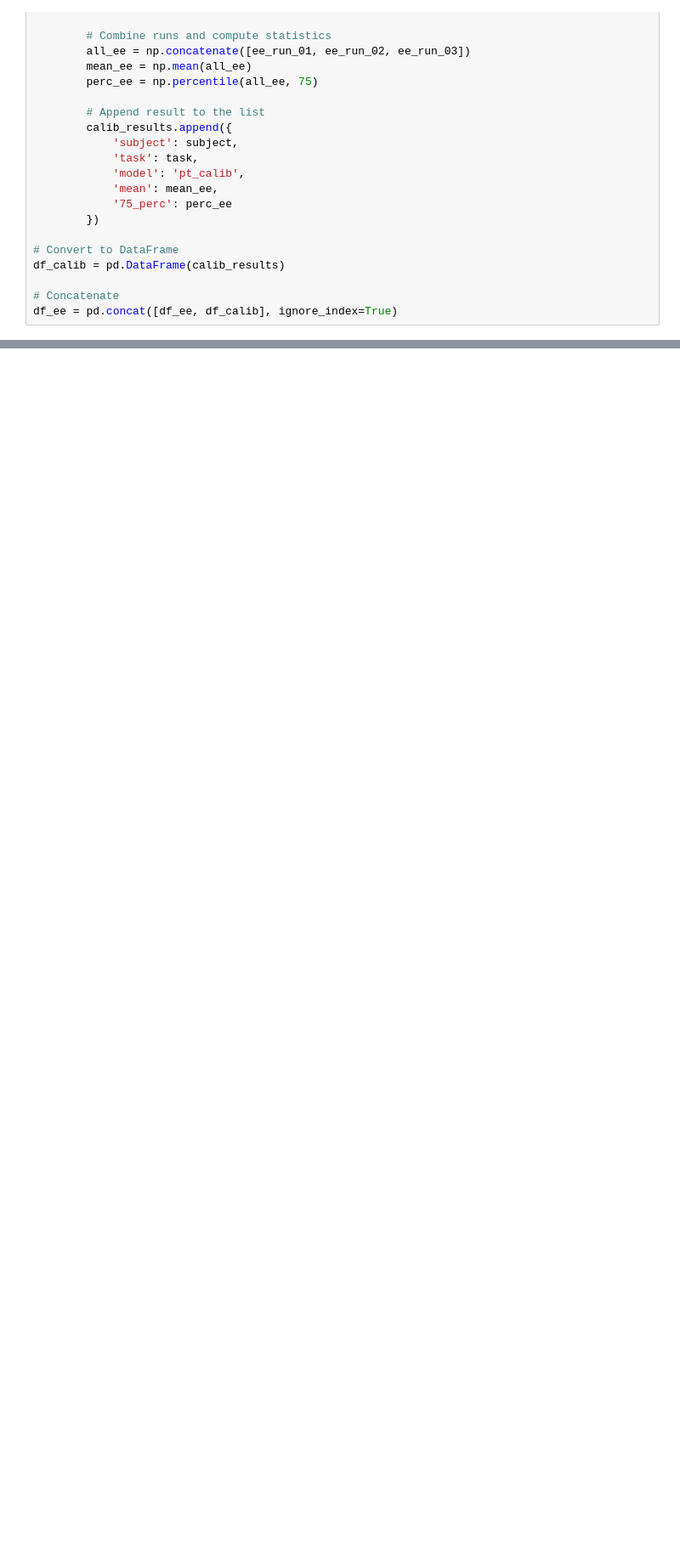
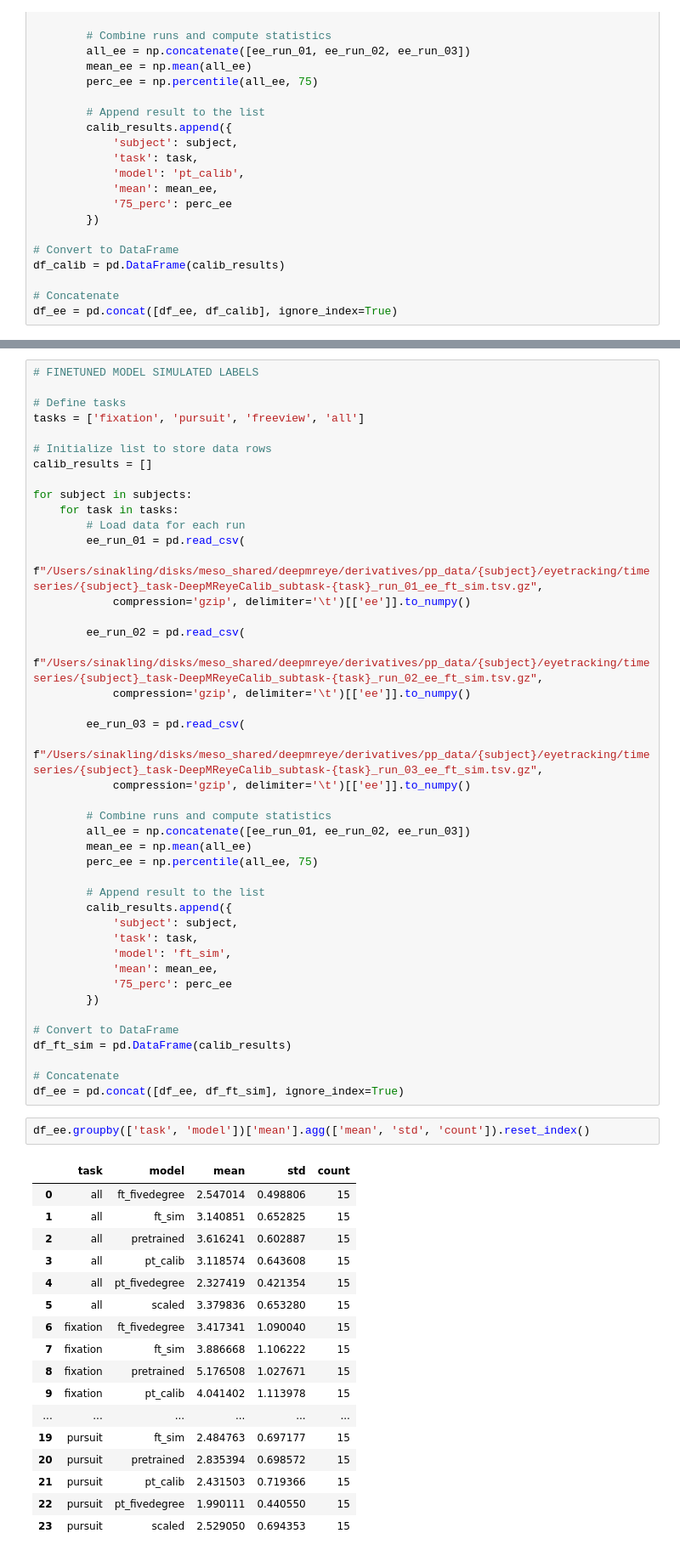
Before and after one commit to mszinte/deepmreye, a Jupyter notebook: training_code/final_plots_calib.ipynb, the cells around one changed output, grey strips where cells are left out. Shown at 85% size. Saved outputs shown, nothing was run; the diff lists cells and outputs as text; blank space fills up the shorter version.

```diff
--- a/training_code/final_plots_calib.ipynb
+++ b/training_code/final_plots_calib.ipynb
@@ -142,0 +231,63 @@ df_ee = pd.concat([df_ee, df_calib], ignore_index=True)
+# %%
+# FINETUNED MODEL SIMULATED LABELS
+
+# Define tasks
+tasks = ['fixation', 'pursuit', 'freeview', 'all']
+
+# Initialize list to store data rows
+calib_results = []
+
+for subject in subjects:
+    for task in tasks:
+        # Load data for each run
+        ee_run_01 = pd.read_csv(
+            f"/Users/sinakling/disks/meso_shared/deepmreye/derivatives/pp_data/{subject}/eyetracking/timeseries/{subject}_task-DeepMReyeCalib_subtask-{task}_run_01_ee_ft_sim.tsv.gz",
+            compression='gzip', delimiter='\t')[['ee']].to_numpy()
+
+        ee_run_02 = pd.read_csv(
+            f"/Users/sinakling/disks/meso_shared/deepmreye/derivatives/pp_data/{subject}/eyetracking/timeseries/{subject}_task-DeepMReyeCalib_subtask-{task}_run_02_ee_ft_sim.tsv.gz",
+            compression='gzip', delimiter='\t')[['ee']].to_numpy()
+
+        ee_run_03 = pd.read_csv(
+            f"/Users/sinakling/disks/meso_shared/deepmreye/derivatives/pp_data/{subject}/eyetracking/timeseries/{subject}_task-DeepMReyeCalib_subtask-{task}_run_03_ee_ft_sim.tsv.gz",
+            compression='gzip', delimiter='\t')[['ee']].to_numpy()
+
+        # Combine runs and compute statistics
+        all_ee = np.concatenate([ee_run_01, ee_run_02, ee_run_03])
+        mean_ee = np.mean(all_ee)
+        perc_ee = np.percentile(all_ee, 75)
+
+        # Append result to the list
+        calib_results.append({
+            'subject': subject,
+            'task': task,
+            'model': 'ft_sim',
+            'mean': mean_ee,
+            '75_perc': perc_ee
+        })
+
+# Convert to DataFrame
+df_ft_sim = pd.DataFrame(calib_results)
+
+# Concatenate
+df_ee = pd.concat([df_ee, df_ft_sim], ignore_index=True)
+# %%
+df_ee.groupby(['task', 'model'])['mean'].agg(['mean', 'std', 'count']).reset_index()
+# %% [output]
+|  | task | model | mean | std | count |
+| 0 | all | ft_fivedegree | 2.547014 | 0.498806 | 15 |
+| 1 | all | ft_sim | 3.140851 | 0.652825 | 15 |
+| 2 | all | pretrained | 3.616241 | 0.602887 | 15 |
+| 3 | all | pt_calib | 3.118574 | 0.643608 | 15 |
+| 4 | all | pt_fivedegree | 2.327419 | 0.421354 | 15 |
+| 5 | all | scaled | 3.379836 | 0.653280 | 15 |
+| 6 | fixation | ft_fivedegree | 3.417341 | 1.090040 | 15 |
+| 7 | fixation | ft_sim | 3.886668 | 1.106222 | 15 |
+| 8 | fixation | pretrained | 5.176508 | 1.027671 | 15 |
+| 9 | fixation | pt_calib | 4.041402 | 1.113978 | 15 |
+| ... | ... | ... | ... | ... | ... |
+| 19 | pursuit | ft_sim | 2.484763 | 0.697177 | 15 |
+| 20 | pursuit | pretrained | 2.835394 | 0.698572 | 15 |
+| 21 | pursuit | pt_calib | 2.431503 | 0.719366 | 15 |
+| 22 | pursuit | pt_fivedegree | 1.990111 | 0.440550 | 15 |
+| 23 | pursuit | scaled | 2.529050 | 0.694353 | 15 |
```
Also changed, not shown: parts of 19 cells of this notebook, 2 other files.
